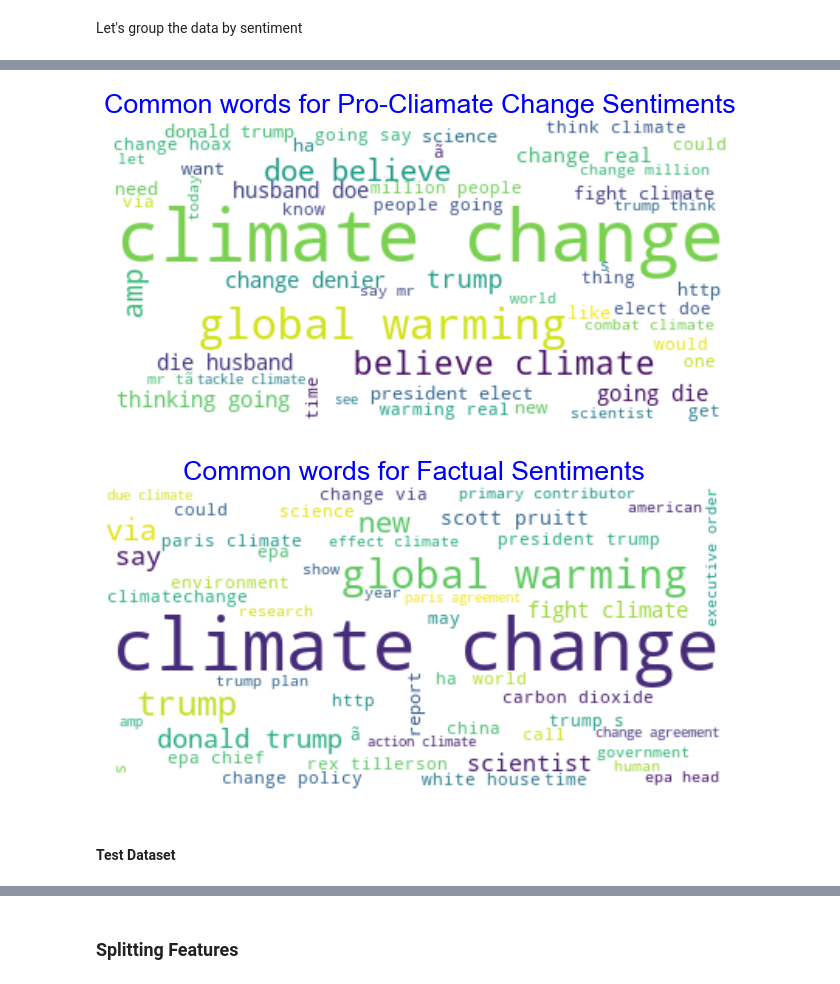
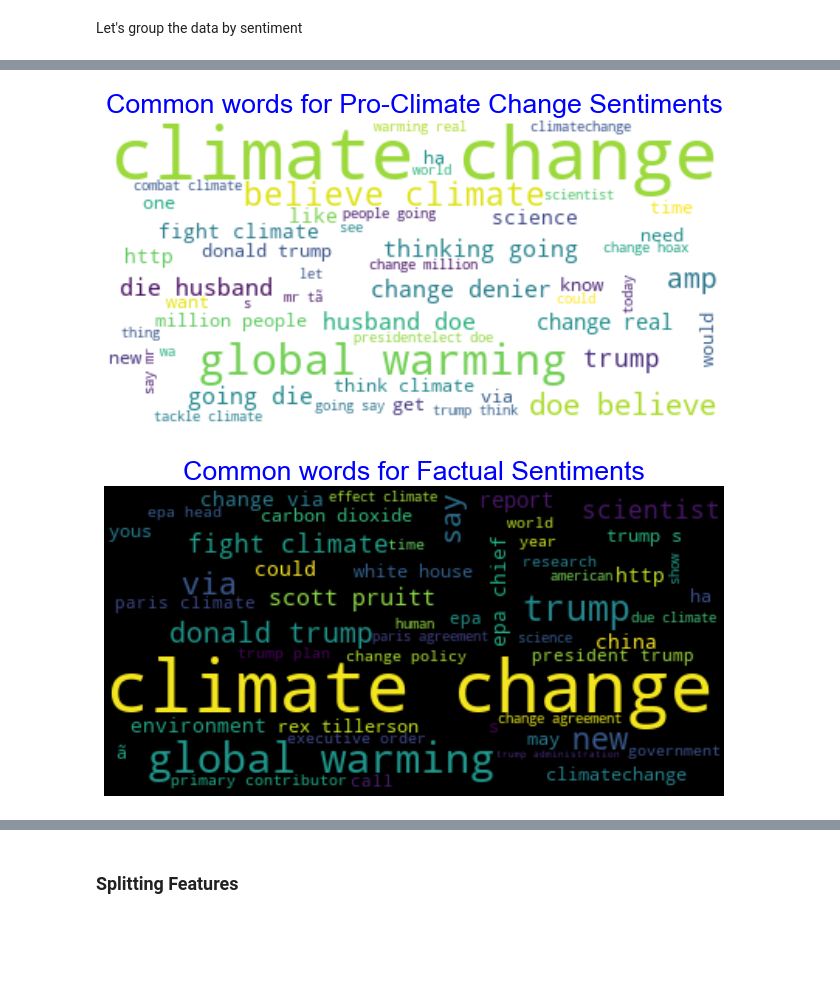
Before and after one commit to JessWN/2110ACDS_T13, a Jupyter notebook: 2110ACDS_T13.ipynb, the cells around one changed output, grey strips where cells are left out. Drawn from its saved outputs; the diff is of its cells as text; code cells hidden in the pictures; blank space fills up the shorter version.

```diff
--- a/2110ACDS_T13.ipynb
+++ b/2110ACDS_T13.ipynb
@@ -300,0 +507,3 @@ _Sampling the tweets, we see that some tweets contain url's, some mentions, begi
+# %%
+train_df['tweet_len'] = train_df['message'].astype(str).apply(len)
+train_df['tweet_len'].head()
@@ -352,5 +584,5 @@ _4. Remove mentions and punctuation_
 # %%
-train_df['cleaned_message']=train_df['cleaned_message'].apply(lambda x:strip_mentions_punctuations(x))
+train_df['cleaned_message']=train_df['cleaned_message'].apply(lambda x:strip_mentions(x))
 train_df['cleaned_message'].head()
 # %% [output]
 0    polyscimajor epa chief does not think carbon d...
@@ -471,22 +704,20 @@ wordcloud = WordCloud(stopwords=stopwords,max_font_size=50, max_words=50, backgr
 # the matplotlib way:
 plt.figure(figsize=(10,6), dpi=80)
 plt.imshow(wordcloud, interpolation='bilinear')
-plt.title('Common words for Pro-Cliamate Change Sentiments', fontsize = 24, color = 'blue')
+plt.title('Common words for Pro-Climate Change Sentiments', fontsize = 24, color = 'blue')
 plt.axis("off")
 plt.show()
 # %% [output]
-[figure, old version]
+[figure, new version]
 # %%
 text = train_grouped.iloc[3,0]
-wordcloud = WordCloud(stopwords=stopwords,max_font_size=50, max_words=50, background_color="white").generate_from_text(' '.join(text))
+wordcloud = WordCloud(stopwords=stopwords,max_font_size=50, max_words=50, background_color="black").generate_from_text(' '.join(text))
 
 
 plt.figure(figsize=(10,6), dpi=80)
 plt.imshow(wordcloud, interpolation='bilinear')
 plt.axis("off")
 plt.title('Common words for Factual Sentiments', fontsize = 24, color = 'blue')
 plt.show()
 # %% [output]
-[figure, old version]
+[figure, new version]
-# %% [markdown]
-#### Test Dataset
```
Also changed, not shown: parts of 124 cells of this notebook.
